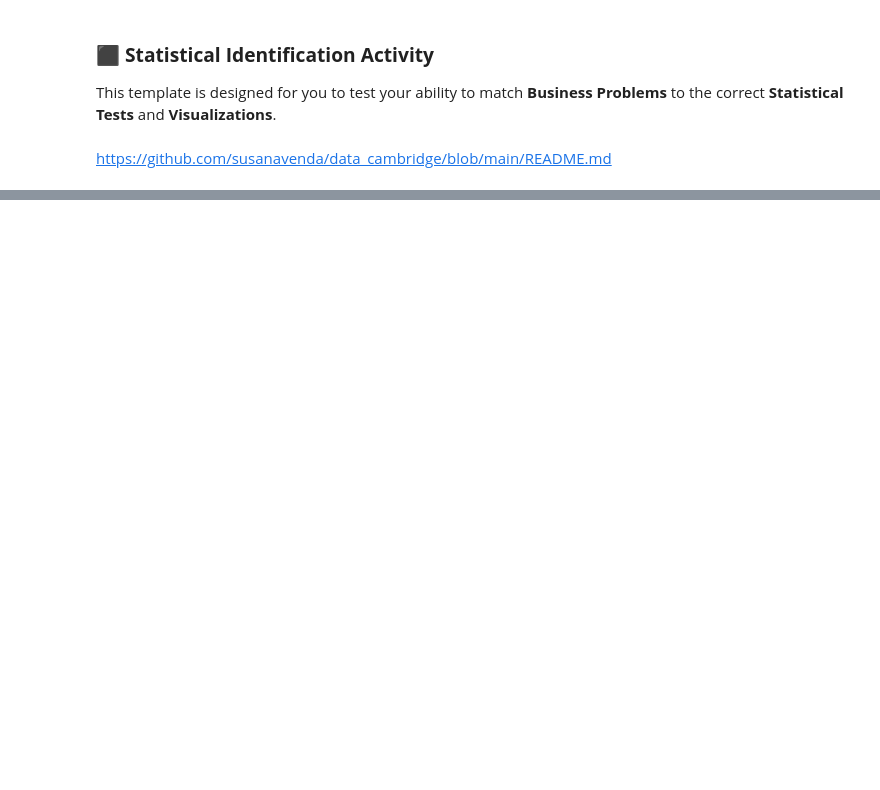
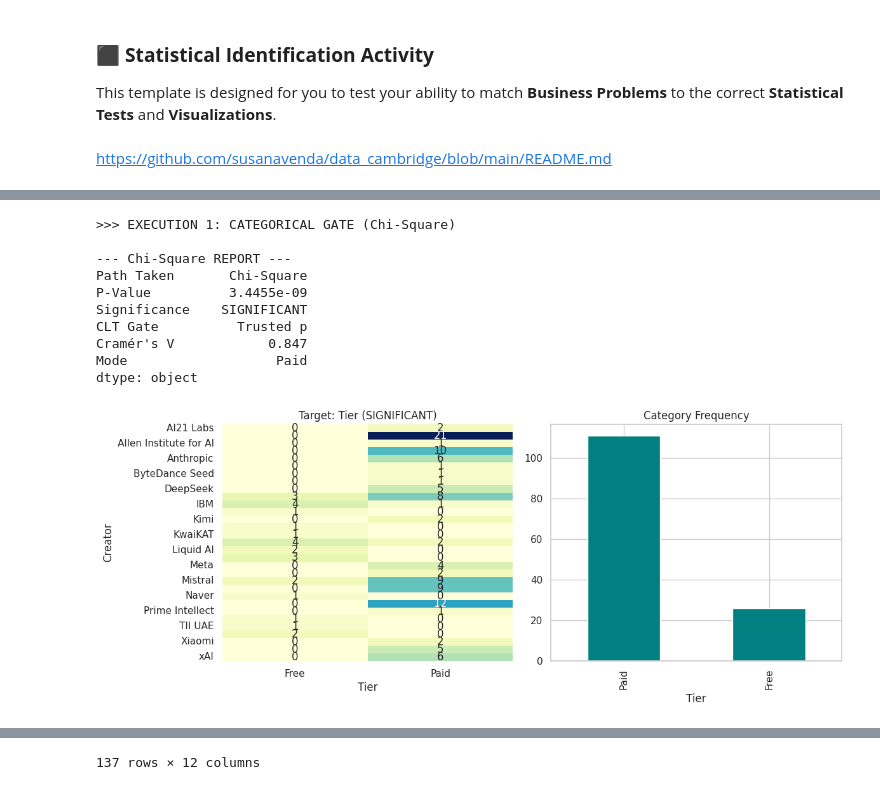
Before and after one commit to susanavenda/data_cambridge, a Jupyter notebook: myactivity.ipynb, the cells around one changed output, grey strips where cells are left out. Drawn from its saved outputs; the diff is of its cells as text; code cells hidden in the pictures; blank space fills up the shorter version.

```diff
--- a/myactivity.ipynb
+++ b/myactivity.ipynb
@@ -442,0 +499,54 @@ Heteroscedasticity (Breusch-Pagan)
+# %%
+
+# --- 4. THE VISUALIZER (Fixes the No-Graph issue) ---
+def pipe_visualize_diagnostics(df):
+    s = df.attrs['stats']
+    plt.figure(figsize=(12, 5))
+
+    # Left Plot: Relationship
+    plt.subplot(1, 2, 1)
+    if s['test'] == "Chi-Square":
+        sns.heatmap(pd.crosstab(df[s['x_col']], df[s['y_col']]), annot=True, cmap="YlGnBu", cbar=False)
+    elif "ANOVA" in s['test'] or "t-test" in s['test']:
+        # Fixed FutureWarning by setting hue=x_col
+        sns.boxplot(data=df, x=s['x_col'], y=s['y_col'], hue=s['x_col'], palette="viridis", legend=False)
+    else:
+        sns.regplot(data=df, x=s['x_col'], y=s['y_col'], line_kws={"color":"red"})
+    plt.title(f"Target: {s['y_col']} ({s['sig']})")
+
+    # Right Plot: Diagnostic
+    plt.subplot(1, 2, 2)
+    if pd.api.types.is_numeric_dtype(df[s['y_col']]):
+        sns.histplot(df[s['y_col']], kde=True, color="purple")
+        plt.title("Normality Diagnostic")
+    else:
+        df[s['y_col']].value_counts().plot(kind='bar', color='teal')
+        plt.title("Category Frequency")
+
+    plt.tight_layout()
+    plt.show()
+    return df
+# %%
+
+
+# --- EXECUTION 1: CHI-SQUARE (Categorical vs Categorical) ---
+# Question: Does Creator influence if a model is Free or Paid?
+print("\n>>> EXECUTION 1: CATEGORICAL GATE (Chi-Square)")
+(df
+ .pipe(clean_numeric_cols)
+ .pipe(add_pricing_tier)
+ .pipe(pipe_statistical_engine, x_col='Creator', y_col='Tier')
+ .pipe(pipe_generate_report)
+ .pipe(pipe_visualize_diagnostics))
+# %% [output]
+>>> EXECUTION 1: CATEGORICAL GATE (Chi-Square)
+
+--- Chi-Square REPORT ---
+Path Taken       Chi-Square
+P-Value          3.4455e-09
+Significance    SIGNIFICANT
+CLT Gate          Trusted p
+Cramér's V            0.847
+Mode                   Paid
+dtype: object
+[figure, added]
@@ -442,0 +565 @@ Heteroscedasticity (Breusch-Pagan)
+137 rows × 12 columns
```
Also changed, not shown: parts of 36 cells of this notebook.
